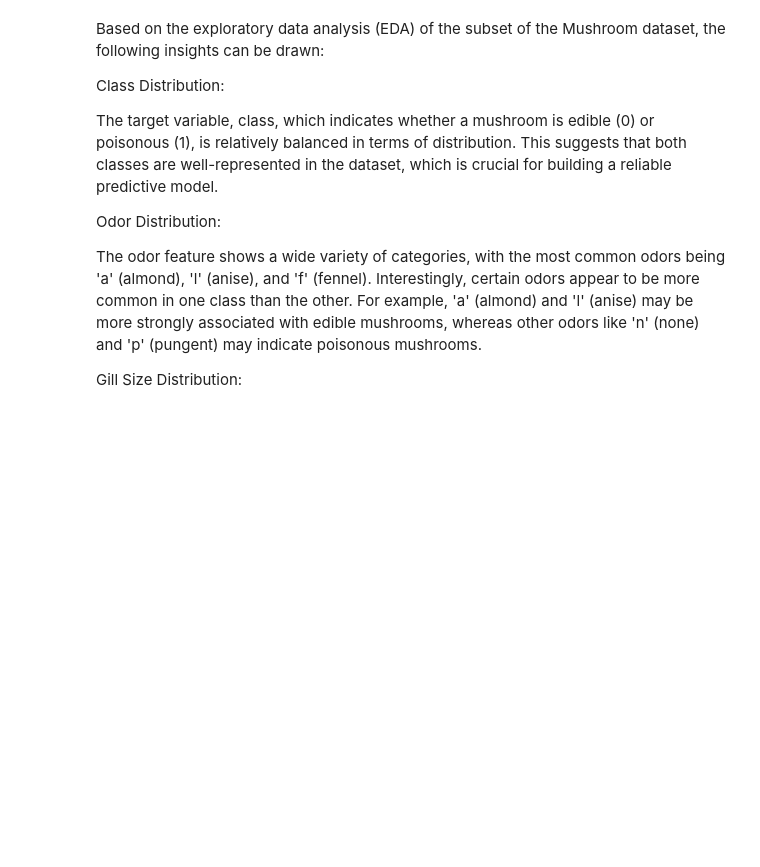
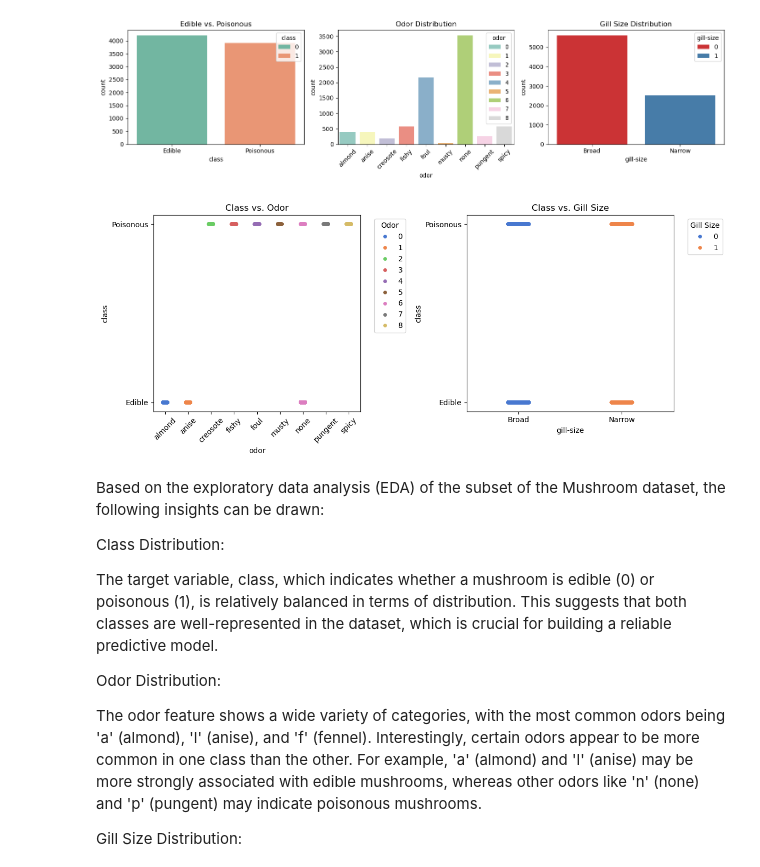
Before and after one commit to acerd123/IS362_Assignment12.1, a Jupyter notebook: assignment12.ipynb, the cells around one changed output. Cells and saved outputs as stored; diff of their text form; code cells hidden in the pictures; blank space fills up the shorter version.

```diff
--- a/assignment12.ipynb
+++ b/assignment12.ipynb
@@ -4,9 +4,7 @@ import pandas as pd
 import matplotlib.pyplot as plt
 import seaborn as sns
 
-
 pd.set_option('future.no_silent_downcasting', True)
-
 
 columns = [
     'class', 'cap-shape', 'cap-surface', 'cap-color', 'bruises', 'odor',
@@ -20,9 +18,7 @@ columns = [
 url = "https://archive.ics.uci.edu/ml/machine-learning-databases/mushroom/agaricus-lepiota.data"
 df = pd.read_csv(url, header=None, names=columns)
 
-
 df_subset = df[['class', 'odor', 'gill-size']].copy()
-
 
 label_map = {
     'class': {'e': 0, 'p': 1},
@@ -33,42 +29,58 @@ label_map = {
     'gill-size': {'b': 0, 'n': 1}
 }
 df_subset.replace(label_map, inplace=True)
 
 
-plt.figure(figsize=(15,4))
+odor_labels = {
+    0: 'almond', 1: 'anise', 2: 'creosote', 3: 'fishy',
+    4: 'foul', 5: 'musty', 6: 'none', 7: 'pungent', 8: 'spicy'
+}
+gill_size_labels = {0: 'broad', 1: 'narrow'}
+class_labels = {0: 'Edible', 1: 'Poisonous'}
+
+
+plt.figure(figsize=(15, 4))
 
 plt.subplot(1, 3, 1)
-sns.countplot(x='class', hue='class', data=df_subset, palette='Set2', legend=False)
+sns.countplot(x='class', hue='class', data=df_subset, palette='Set2')
 plt.title("Edible vs. Poisonous")
+plt.xticks([0, 1], ['Edible', 'Poisonous'])
 
 plt.subplot(1, 3, 2)
-sns.countplot(x='odor', hue='odor', data=df_subset, palette='Set3', legend=False)
+sns.countplot(x='odor', hue='odor', data=df_subset, palette='Set3')
 plt.title("Odor Distribution")
+plt.xticks(ticks=list(odor_labels.keys()), labels=list(odor_labels.values()), rotation=45)
 
 plt.subplot(1, 3, 3)
-sns.countplot(x='gill-size', hue='gill-size', data=df_subset, palette='Set1', legend=False)
+sns.countplot(x='gill-size', hue='gill-size', data=df_subset, palette='Set1')
 plt.title("Gill Size Distribution")
+plt.xticks([0, 1], ['Broad', 'Narrow'])
 
 plt.tight_layout()
 plt.show()
 
 
-plt.figure(figsize=(12,5))
-
+plt.figure(figsize=(12, 5))
 
 plt.subplot(1, 2, 1)
-sns.stripplot(x='odor', y='class', data=df_subset, jitter=True, hue='odor', palette='muted', legend=False)
+sns.stripplot(x='odor', y='class', data=df_subset, jitter=True, hue='odor', palette='muted', legend=True)
 plt.title("Class vs. Odor")
 plt.yticks([0, 1], ['Edible', 'Poisonous'])
-
+plt.xticks(ticks=list(odor_labels.keys()), labels=list(odor_labels.values()), rotation=45)
+plt.legend(title='Odor', bbox_to_anchor=(1.05, 1), loc='upper left')
 
 plt.subplot(1, 2, 2)
-sns.stripplot(x='gill-size', y='class', data=df_subset, jitter=True, hue='gill-size', palette='muted', legend=False)
+sns.stripplot(x='gill-size', y='class', data=df_subset, jitter=True, hue='gill-size', palette='muted', legend=True)
 plt.title("Class vs. Gill Size")
 plt.yticks([0, 1], ['Edible', 'Poisonous'])
+plt.xticks([0, 1], ['Broad', 'Narrow'])
+plt.legend(title='Gill Size', bbox_to_anchor=(1.05, 1), loc='upper left')
 
 plt.tight_layout()
 plt.show()
+# %% [output]
+[figure, added]
+[figure, added]
 # %% [markdown]
 Based on the exploratory data analysis (EDA) of the subset of the Mushroom dataset, the following insights can be drawn:
 
```
